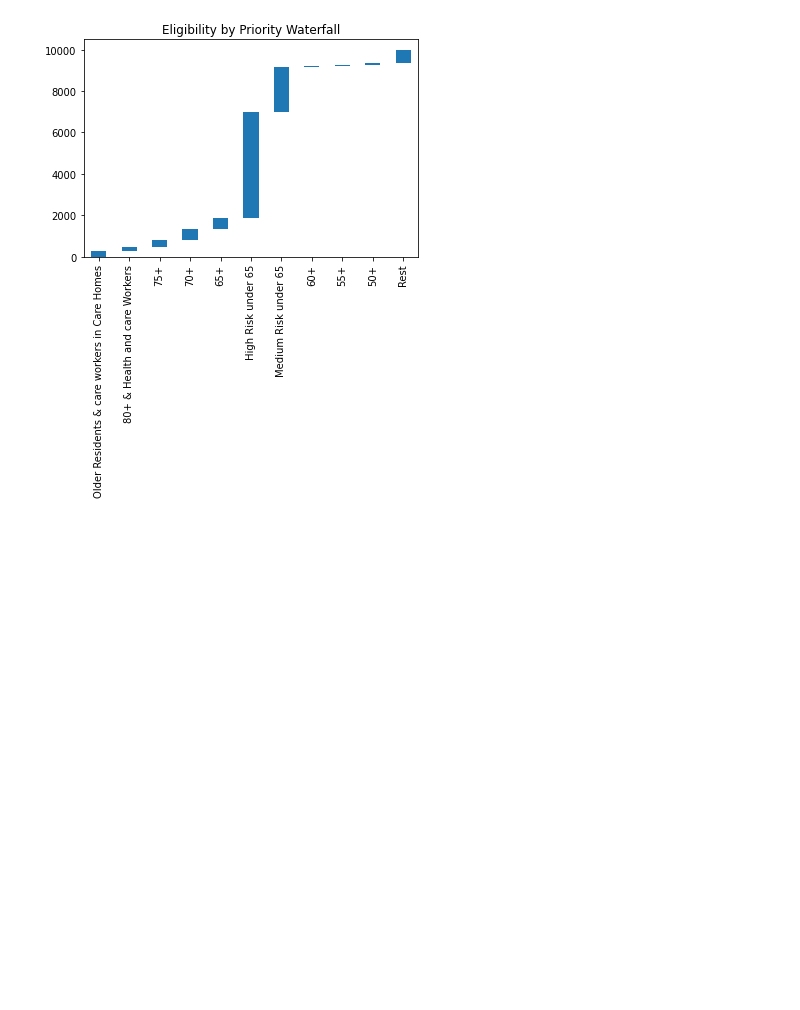
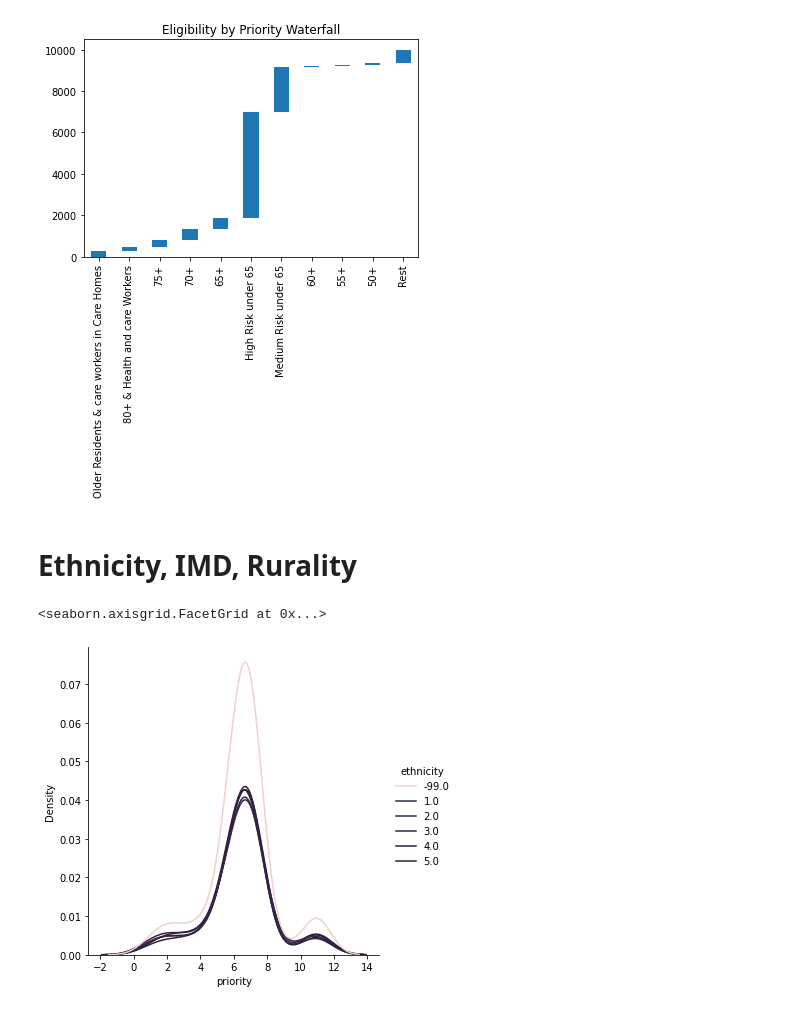
Before and after one commit to opensafely/vaccine-eligibility, a Jupyter notebook: analysis/Study_Analysis.ipynb, the cells around one changed output. Cells and saved outputs as stored; diff of their text form; code cells hidden in the pictures; blank space fills up the shorter version.

Commit message:
Density Plots

```diff
--- a/analysis/Study_Analysis.ipynb
+++ b/analysis/Study_Analysis.ipynb
@@ -150,3 +163,10 @@ my_plot.set_xticklabels(labels)
  Text(9, 0, '50+'),
  Text(10, 0, 'Rest')]
 [figure]
+# %% [markdown]
+# Ethnicity, IMD, Rurality
+# %%
+sn.displot(df, x="priority", hue="ethnicity", kind="kde", bw_adjust=2)
+# %% [output]
+<seaborn.axisgrid.FacetGrid at 0x...>
+[figure, added]
```
Also changed, not shown: parts of 13 cells of this notebook.
